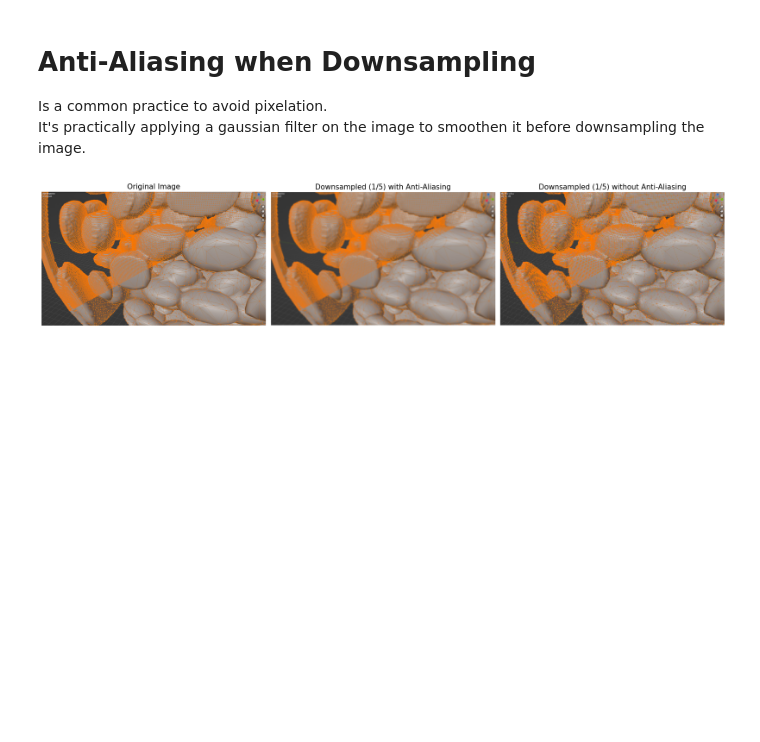
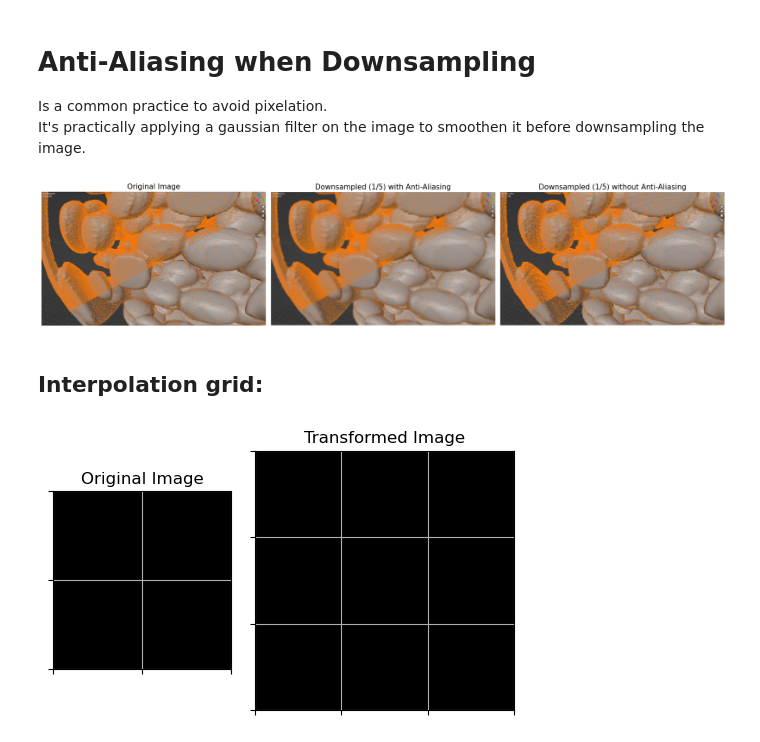
Before and after one commit to ida-mdc/registration-workshop, a Jupyter notebook: example_notebooks/interpolation.ipynb, the cells around one changed output. Drawn from its saved outputs; the diff is of its cells as text; code cells hidden in the pictures; blank space fills up the shorter version.

Commit message:
antialiasing and grid interpolation

```diff
--- a/example_notebooks/interpolation.ipynb
+++ b/example_notebooks/interpolation.ipynb
@@ -309,3 +309,51 @@ downsampled_no_aa = downsample_image(original_image, scale_factor, anti_aliasing
 plot_comparison(original_image, downsampled_aa, downsampled_no_aa, scale_factor)
 # %% [output]
 [figure]
+# %% [markdown]
+## Interpolation grid:
+# %%
+import matplotlib.pyplot as plt
+import numpy as np
+from matplotlib.gridspec import GridSpec
+
+# Define the size of each cell (e.g., 1 inch per cell)
+cell_size = 1  # Adjust as needed
+
+# Define grid sizes
+grid_2x2 = np.zeros((2, 2))
+grid_3x3 = np.zeros((3, 3))
+
+# Create figure with enough width to accommodate both grids while maintaining cell size
+fig = plt.figure(figsize=(cell_size * 5, cell_size * 3))
+
+# Set up GridSpec with correct width_ratios to keep cells the same size
+gs = GridSpec(1, 2, width_ratios=[2, 3], height_ratios=[1])
+
+# Plot the 2x2 grid
+ax1 = fig.add_subplot(gs[0, 0])
+ax1.imshow(grid_2x2, cmap='gray', interpolation='none')
+ax1.set_title('Original Image')
+ax1.set_xticks(np.arange(-0.5, 2, 1))
+ax1.set_yticks(np.arange(-0.5, 2, 1))
+ax1.grid(True)
+ax1.set_xticklabels([])
+ax1.set_yticklabels([])
+ax1.set_aspect('equal')  # Ensure square cells
+
+# Plot the 3x3 grid
+ax2 = fig.add_subplot(gs[0, 1])
+ax2.imshow(grid_3x3, cmap='gray', interpolation='none')
+ax2.set_title('Transformed Image')
+ax2.set_xticks(np.arange(-0.5, 3, 1))
+ax2.set_yticks(np.arange(-0.5, 3, 1))
+ax2.grid(True)
+ax2.set_xticklabels([])
+ax2.set_yticklabels([])
+ax2.set_aspect('equal')  # Ensure square cells
+
+# Adjust layout
+plt.tight_layout()
+plt.savefig('../static/img/grids.png')
+plt.show()
+# %% [output]
+[figure, added]
```
Also changed, not shown: parts of 1 cell of this notebook, 2 other files.
